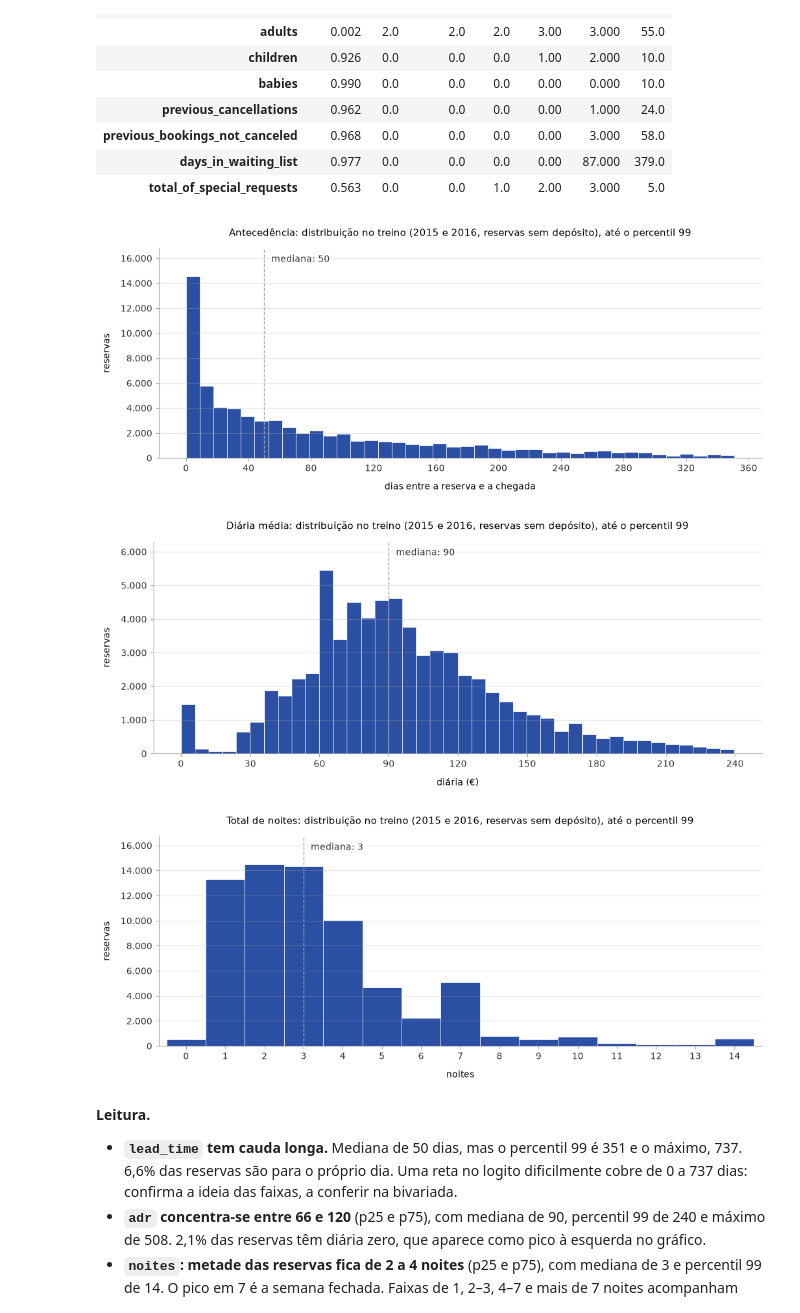
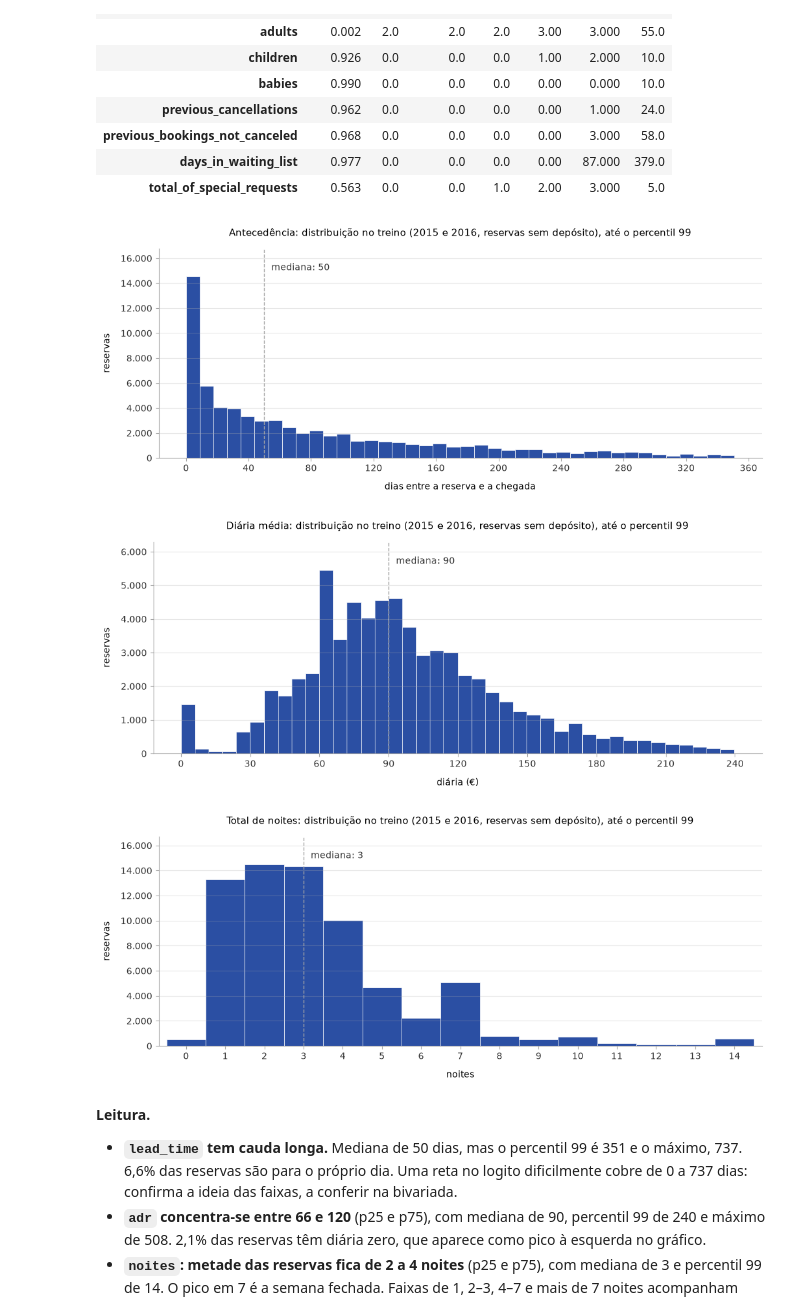
Before and after one commit to acrosatto/comunicacao-dados-mba, a Jupyter notebook: analise/ana/02_variaveis.ipynb, the cells around one changed output. Saved outputs shown, nothing was run; the diff lists cells and outputs as text; code cells hidden in the pictures.

Commit message:
Desce um pouco o rótulo da mediana nos histogramas
Co-Authored-By: Claude Opus 5.5 <noreply@anthropic.com>

```diff
--- a/analise/ana/02_variaveis.ipynb
+++ b/analise/ana/02_variaveis.ipynb
@@ -96,37 +96,37 @@ from matplotlib.ticker import FuncFormatter, MaxNLocator, MultipleLocator
 
 milhar = FuncFormatter(lambda x, _: f'{x:,.0f}'.replace(',', '.'))   # 14.000, no padrão brasileiro
 
 # uma figura por variável; a cauda acima do percentil 99 fica fora do gráfico (está na tabela acima)
 for coluna, titulo, rotulo in [
         ('lead_time', 'Antecedência', 'dias entre a reserva e a chegada'),
         ('adr', 'Diária média', 'diária (€)'),
         ('noites', 'Total de noites', 'noites')]:
     s = treino[coluna]
     limite = s.quantile(0.99)
     bins = np.arange(0, limite + 2) - 0.5 if coluna == 'noites' else 40
     fig, ax = plt.subplots(figsize=(12, 4.2))
     ax.hist(s[s <= limite], bins=bins, color=CORES['principal'], edgecolor='white', linewidth=0.5)
     ax.axvline(s.median(), color=CORES['referencia'], linestyle='--', linewidth=1)
     # rótulo ao lado do topo da linha da mediana, numa folga acima da barra mais alta
     ax.set_ylim(0, ax.get_ylim()[1] * 1.1)
-    ax.annotate(f'mediana: {s.median():.0f}', xy=(s.median(), 0.97), xycoords=ax.get_xaxis_transform(),
+    ax.annotate(f'mediana: {s.median():.0f}', xy=(s.median(), 0.93), xycoords=ax.get_xaxis_transform(),
                 xytext=(8, 0), textcoords='offset points',   # 8 pontos à direita da linha
                 fontsize=10, color='#333333', ha='left', va='top',
                 bbox=dict(facecolor='white', edgecolor='none', pad=1))
     ax.set_title(f'{titulo}: distribuição no treino (2015 e 2016, reservas sem depósito), até o percentil 99')
     ax.set_xlabel(rotulo)
     ax.set_ylabel('reservas')
     if coluna == 'noites':
         ax.xaxis.set_major_locator(MultipleLocator(1))
         ax.set_xlim(-0.7, limite + 0.7)
     else:
         ax.xaxis.set_major_locator(MaxNLocator(integer=True))
     ax.yaxis.set_major_formatter(milhar)
     plt.show()
 # %% [output]
-[figure, old version]
+[figure, new version]
-[figure, old version]
+[figure, new version]
-[figure, old version]
+[figure, new version]
 # %% [markdown]
 **Leitura.**
 
```
